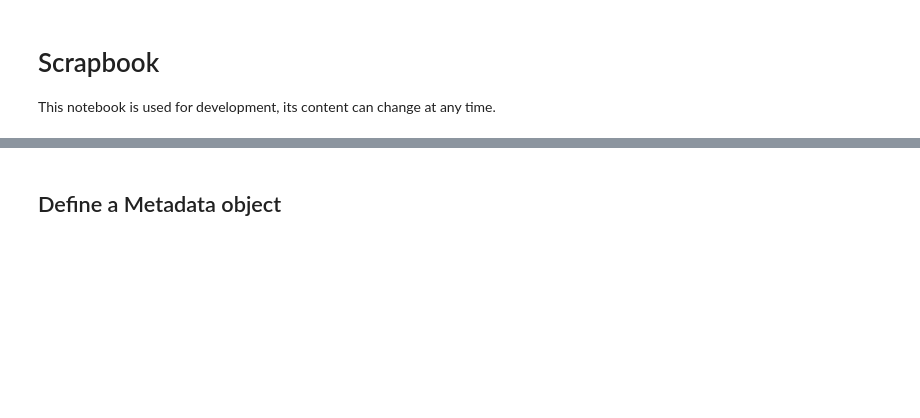
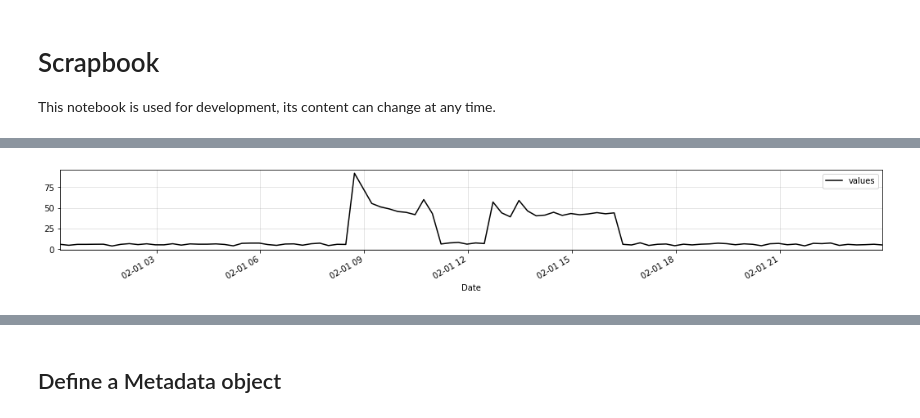
Before and after one commit to timeatlas-dev/timeatlas, a Jupyter notebook: notebooks/scrapbook.ipynb, the cells around one changed output, grey strips where cells are left out. Cells and saved outputs as stored; diff of their text form; code cells hidden in the pictures; blank space fills up the shorter version.

```diff
--- a/notebooks/scrapbook.ipynb
+++ b/notebooks/scrapbook.ipynb
@@ -7,5 +7,5 @@ import timeatlas as ta
 import pandas as pd
 # %%
 s = pd.read_csv("../data/bbdata/2902.csv")
-s = DataFrame(data=s["value"].values, index=pd.to_datetime(s["timestamp"]).values)
-ts = TimeSeries(s)
+s = pd.DataFrame(data=s["value"].values, index=pd.to_datetime(s["timestamp"]).values)
+ts = ta.TimeSeries(s)
@@ -11,0 +46,4 @@ ts = TimeSeries(s)
+# %%
+ts.plot()
+# %% [output]
+[figure, added]
```
Also changed, not shown: parts of 10 cells of this notebook, 1 other file.
